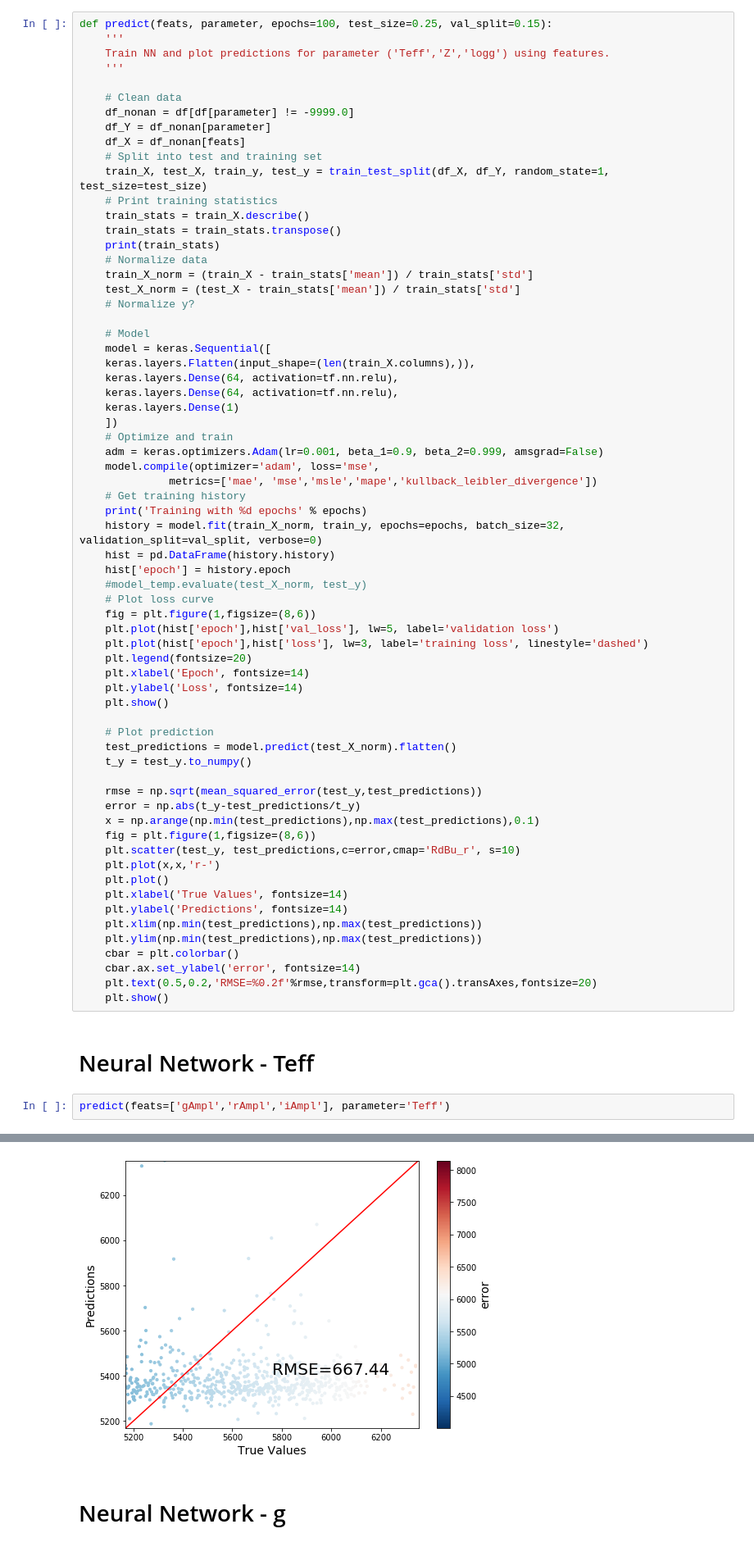
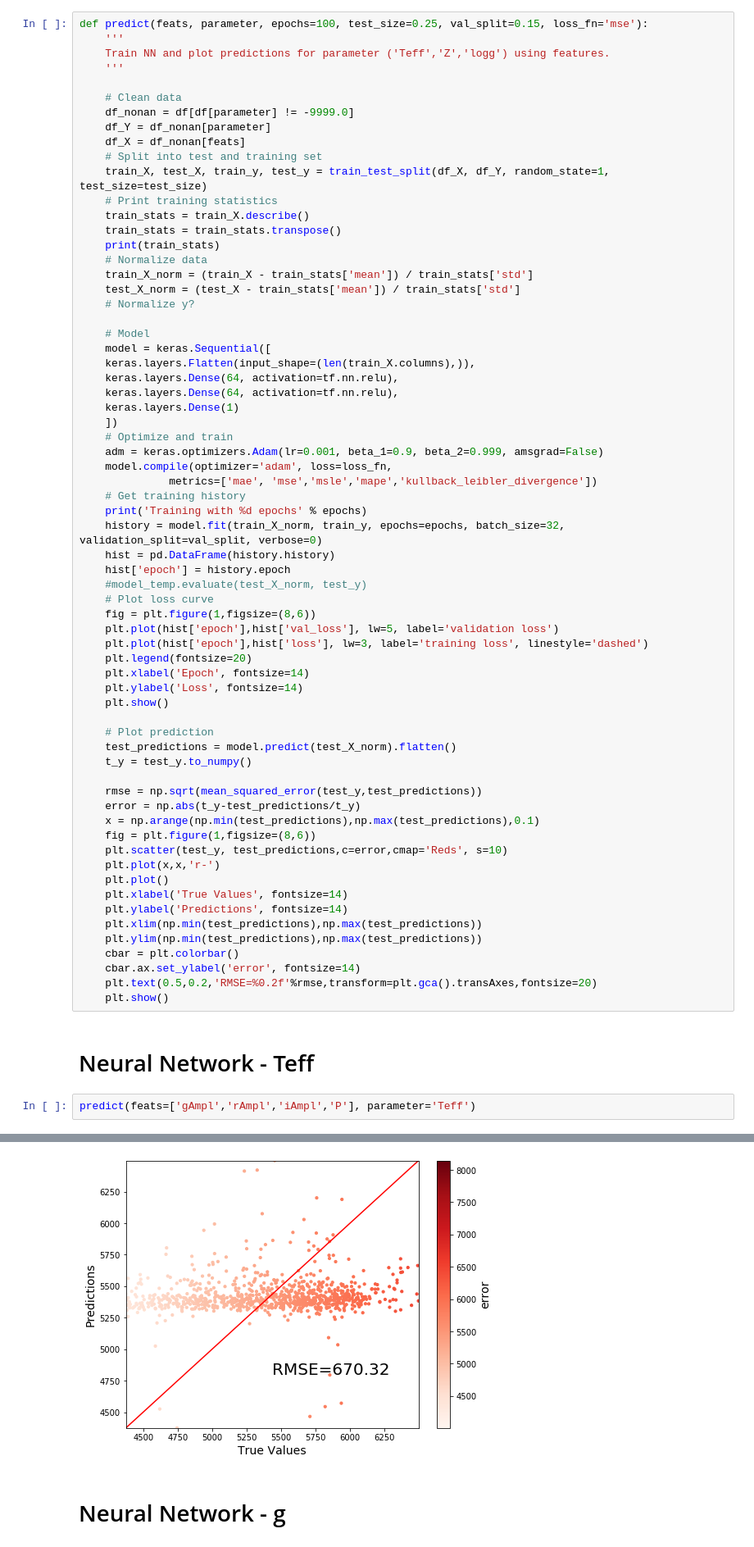
Before and after one commit to jsv1206/ast596_final, a Jupyter notebook: light_curve.ipynb, the cells around one changed output, grey strips where cells are left out. Shown: that part at 82% size. Drawn from its saved outputs; the diff is of its cells as text.

```diff
--- a/light_curve.ipynb
+++ b/light_curve.ipynb
@@ -53,7 +53,7 @@ Index(['Priority', 'Flags', 'Teff', 'eTeff', 'NTeff', 'logg', 'elogg', 'Nlogg',
 # %% [markdown]
 # Model
 # %%
-def predict(feats, parameter, epochs=100, test_size=0.25, val_split=0.15):
+def predict(feats, parameter, epochs=100, test_size=0.25, val_split=0.15, loss_fn='mse'):
     '''
     Train NN and plot predictions for parameter ('Teff','Z','logg') using features.
     '''
@@ -82,7 +82,7 @@ def predict(feats, parameter, epochs=100, test_size=0.25, val_split=0.15):
     ])
     # Optimize and train
     adm = keras.optimizers.Adam(lr=0.001, beta_1=0.9, beta_2=0.999, amsgrad=False)
-    model.compile(optimizer='adam', loss='mse',
+    model.compile(optimizer='adam', loss=loss_fn,
               metrics=['mae', 'mse','msle','mape','kullback_leibler_divergence'])
     # Get training history
     print('Training with %d epochs' % epochs)
@@ -107,7 +107,7 @@ def predict(feats, parameter, epochs=100, test_size=0.25, val_split=0.15):
     error = np.abs(t_y-test_predictions/t_y)
     x = np.arange(np.min(test_predictions),np.max(test_predictions),0.1)
     fig = plt.figure(1,figsize=(8,6))
-    plt.scatter(test_y, test_predictions,c=error,cmap='RdBu_r', s=10)
+    plt.scatter(test_y, test_predictions,c=error,cmap='Reds', s=10)
     plt.plot(x,x,'r-')
     plt.plot()
     plt.xlabel('True Values', fontsize=14)
@@ -121,5 +121,5 @@ def predict(feats, parameter, epochs=100, test_size=0.25, val_split=0.15):
 # %% [markdown]
 # Neural Network - Teff
 # %%
-predict(feats=['gAmpl','rAmpl','iAmpl'], parameter='Teff')
+predict(feats=['gAmpl','rAmpl','iAmpl','P'], parameter='Teff')
 # %% [output]
@@ -130,6 +140,6 @@ iAmpl  2970.0  0.316928  0.332497  0.031  0.15725  0.237  0.36300  6.255
 Training with 100 epochs
 [figure]
-[figure, old version]
+[figure, new version]
 # %% [markdown]
 # Neural Network - g
 # %%
```
Also changed, not shown: parts of 4 cells of this notebook, 1 other file.
